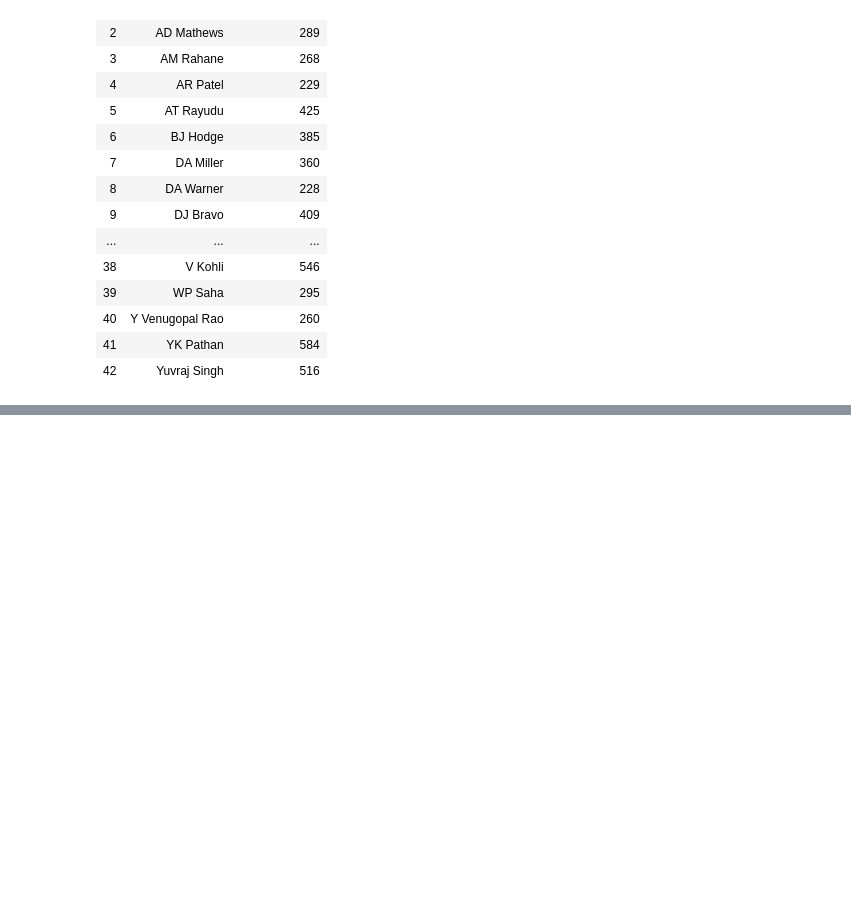
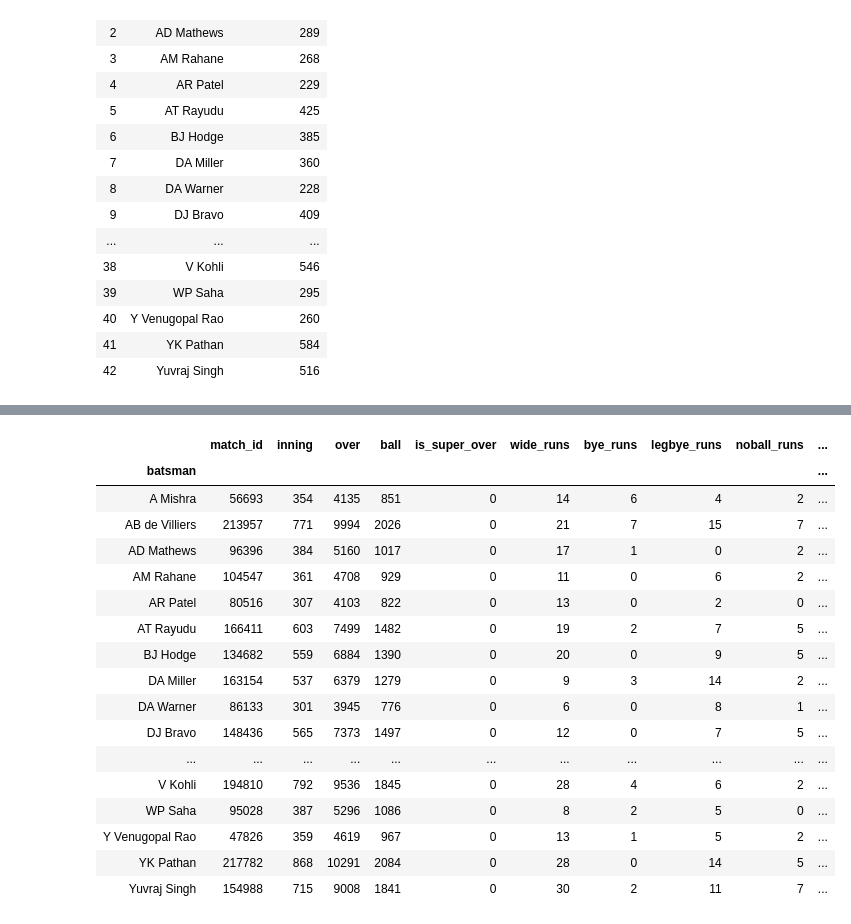
Before and after one commit to Rajesh-Kumar759/pandas, a Jupyter notebook: Pandas.ipynb, the cells around one changed output, grey strips where cells are left out. Saved outputs shown, nothing was run; the diff lists cells and outputs as text; code cells hidden in the pictures; blank space fills up the shorter version.

```diff
--- a/Pandas.ipynb
+++ b/Pandas.ipynb
@@ -2174,0 +2206,2 @@ x[x>200].reset_index()
+# %%
+death=delivery[delivery['over']>15]
@@ -2174,0 +2260,3 @@ x[x>200].reset_index()
+# %%
+x=death['batsman'].value_counts()
+x
@@ -2174,0 +2348,2 @@ x[x>200].reset_index()
+# %%
+batsman_list=x[x>200].index.tolist()
@@ -2174,0 +2401,2 @@ x[x>200].reset_index()
+# %%
+final=death[death['batsman'].isin(batsman_list)]
@@ -2174,0 +2427,21 @@ x[x>200].reset_index()
+# %%
+final.groupby('batsman').sum()
+# %% [output]
+|  | match_id | inning | over | ball | is_super_over | wide_runs | bye_runs | legbye_runs | noball_runs | ... |
+| batsman |  |  |  |  |  |  |  |  |  | ... |
+| A Mishra | 56693 | 354 | 4135 | 851 | 0 | 14 | 6 | 4 | 2 | ... |
+| AB de Villiers | 213957 | 771 | 9994 | 2026 | 0 | 21 | 7 | 15 | 7 | ... |
+| AD Mathews | 96396 | 384 | 5160 | 1017 | 0 | 17 | 1 | 0 | 2 | ... |
+| AM Rahane | 104547 | 361 | 4708 | 929 | 0 | 11 | 0 | 6 | 2 | ... |
+| AR Patel | 80516 | 307 | 4103 | 822 | 0 | 13 | 0 | 2 | 0 | ... |
+| AT Rayudu | 166411 | 603 | 7499 | 1482 | 0 | 19 | 2 | 7 | 5 | ... |
+| BJ Hodge | 134682 | 559 | 6884 | 1390 | 0 | 20 | 0 | 9 | 5 | ... |
+| DA Miller | 163154 | 537 | 6379 | 1279 | 0 | 9 | 3 | 14 | 2 | ... |
+| DA Warner | 86133 | 301 | 3945 | 776 | 0 | 6 | 0 | 8 | 1 | ... |
+| DJ Bravo | 148436 | 565 | 7373 | 1497 | 0 | 12 | 0 | 7 | 5 | ... |
+| ... | ... | ... | ... | ... | ... | ... | ... | ... | ... | ... |
+| V Kohli | 194810 | 792 | 9536 | 1845 | 0 | 28 | 4 | 6 | 2 | ... |
+| WP Saha | 95028 | 387 | 5296 | 1086 | 0 | 8 | 2 | 5 | 0 | ... |
+| Y Venugopal Rao | 47826 | 359 | 4619 | 967 | 0 | 13 | 1 | 5 | 2 | ... |
+| YK Pathan | 217782 | 868 | 10291 | 2084 | 0 | 28 | 0 | 14 | 5 | ... |
+| Yuvraj Singh | 154988 | 715 | 9008 | 1841 | 0 | 30 | 2 | 11 | 7 | ... |
```
Also changed, not shown: parts of 38 cells of this notebook, 1 other file.
